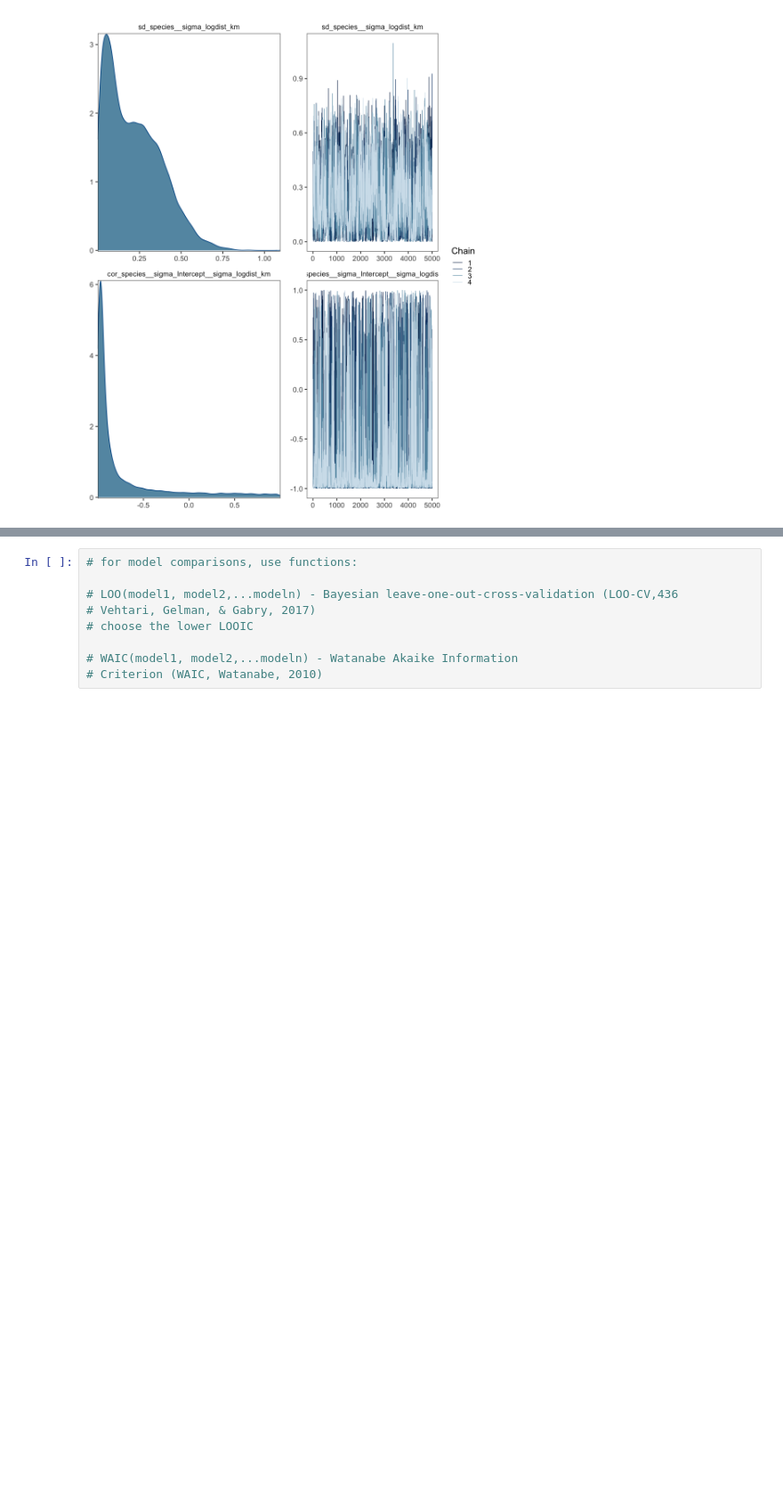
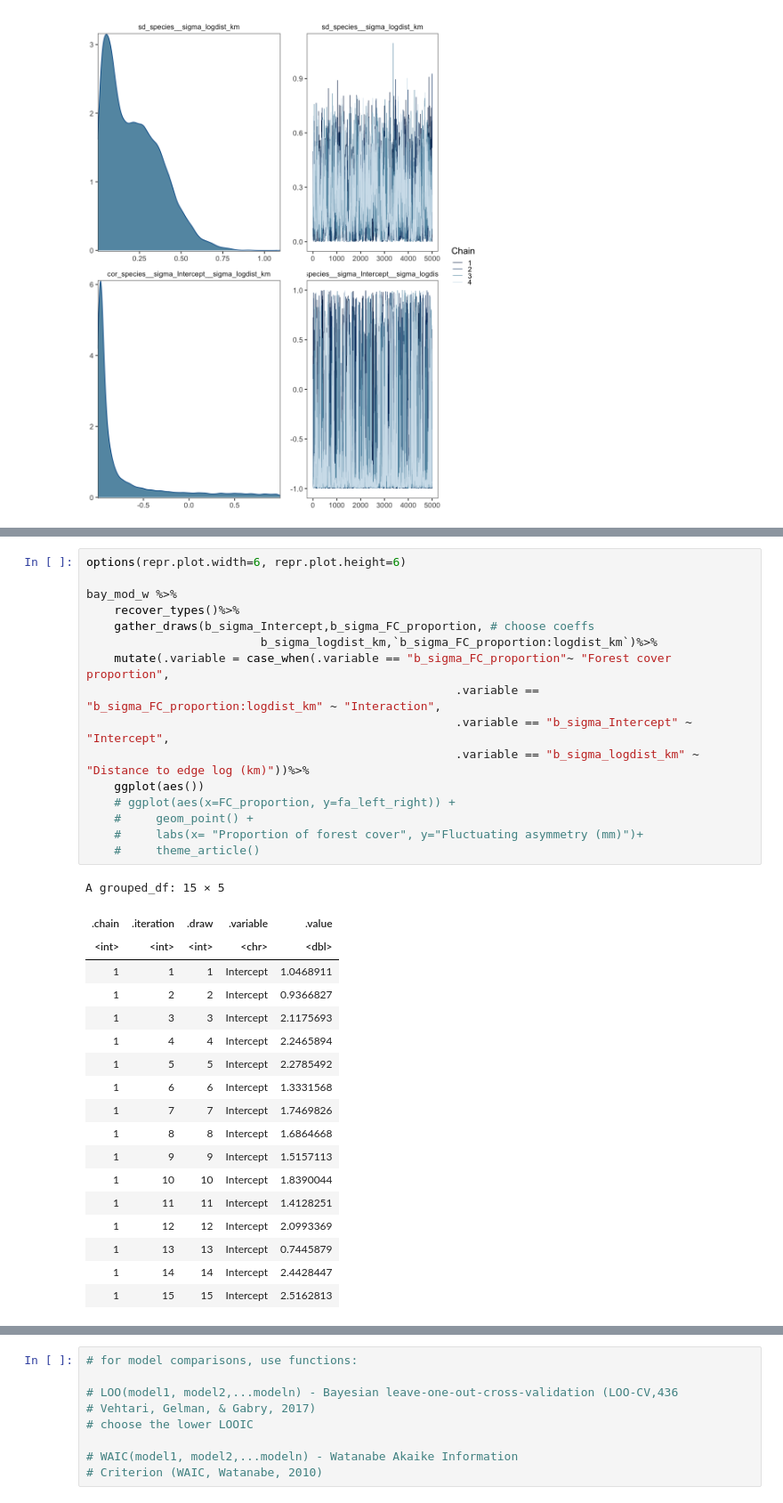
Before and after one commit to FCBT/FA-FGB, a Jupyter notebook: 2.notebook/FA_analysis.ipynb, the cells around one changed output, grey strips where cells are left out. Shown at 89% size. Saved outputs shown, nothing was run; the diff lists cells and outputs as text; blank space fills up the shorter version.

```diff
--- a/2.notebook/FA_analysis.ipynb
+++ b/2.notebook/FA_analysis.ipynb
@@ -612,0 +622,35 @@ pairs(bay_mod_w)
+# %%
+options(repr.plot.width=6, repr.plot.height=6)
+
+bay_mod_w %>%
+    recover_types()%>%
+    gather_draws(b_sigma_Intercept,b_sigma_FC_proportion, # choose coeffs
+                         b_sigma_logdist_km,`b_sigma_FC_proportion:logdist_km`)%>%
+    mutate(.variable = case_when(.variable == "b_sigma_FC_proportion"~ "Forest cover proportion",
+                                                     .variable == "b_sigma_FC_proportion:logdist_km" ~ "Interaction",
+                                                     .variable == "b_sigma_Intercept" ~ "Intercept",
+                                                     .variable == "b_sigma_logdist_km" ~ "Distance to edge log (km)"))%>%
+    ggplot(aes())
+    # ggplot(aes(x=FC_proportion, y=fa_left_right)) +
+    #     geom_point() +
+    #     labs(x= "Proportion of forest cover", y="Fluctuating asymmetry (mm)")+
+    #     theme_article()
+# %% [output]
+A grouped_df: 15 × 5
+| .chain | .iteration | .draw | .variable | .value |
+| <int> | <int> | <int> | <chr> | <dbl> |
+| 1 | 1 | 1 | Intercept | 1.0468911 |
+| 1 | 2 | 2 | Intercept | 0.9366827 |
+| 1 | 3 | 3 | Intercept | 2.1175693 |
+| 1 | 4 | 4 | Intercept | 2.2465894 |
+| 1 | 5 | 5 | Intercept | 2.2785492 |
+| 1 | 6 | 6 | Intercept | 1.3331568 |
+| 1 | 7 | 7 | Intercept | 1.7469826 |
+| 1 | 8 | 8 | Intercept | 1.6864668 |
+| 1 | 9 | 9 | Intercept | 1.5157113 |
+| 1 | 10 | 10 | Intercept | 1.8390044 |
+| 1 | 11 | 11 | Intercept | 1.4128251 |
+| 1 | 12 | 12 | Intercept | 2.0993369 |
+| 1 | 13 | 13 | Intercept | 0.7445879 |
+| 1 | 14 | 14 | Intercept | 2.4428447 |
+| 1 | 15 | 15 | Intercept | 2.5162813 |
```
Also changed, not shown: parts of 13 cells of this notebook.
